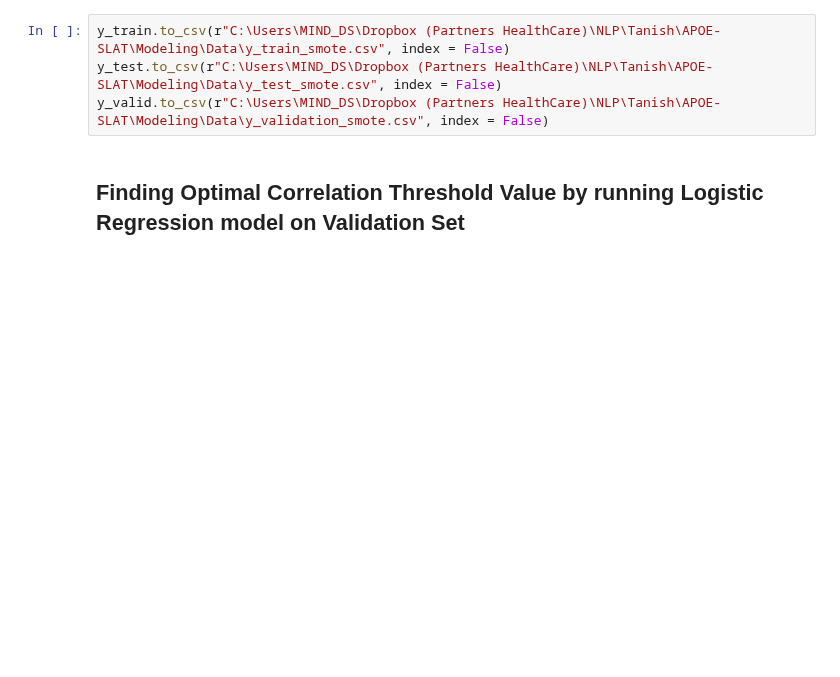
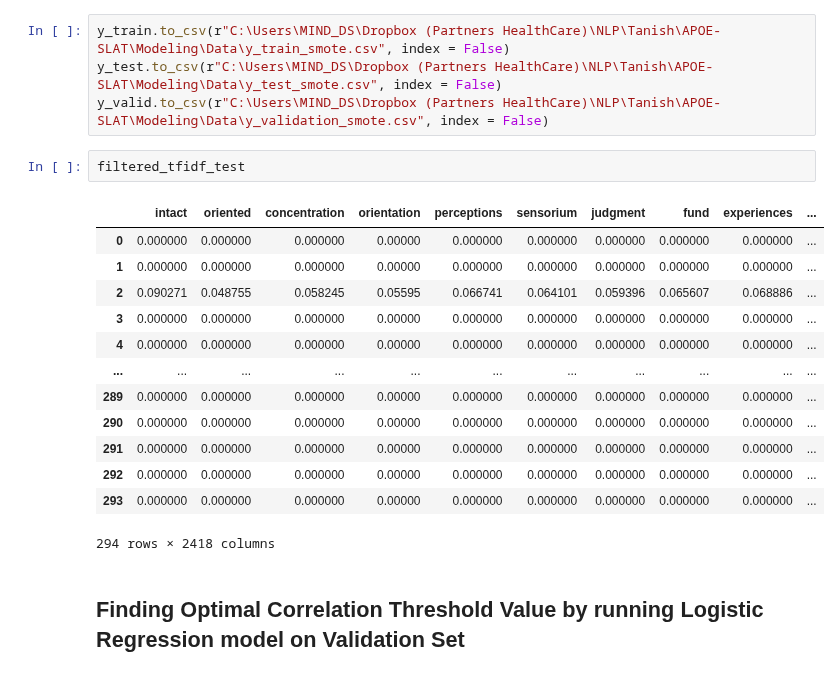
Before and after one commit to anaconda121/NeuraHealth, a Jupyter notebook: Modeling/Logistic-Regression-TFIDF.ipynb, the cells around one changed output. Saved outputs shown, nothing was run; the diff lists cells and outputs as text; blank space fills up the shorter version.

```diff
--- a/Modeling/Logistic-Regression-TFIDF.ipynb
+++ b/Modeling/Logistic-Regression-TFIDF.ipynb
@@ -541,6 +541,22 @@ filtered_tfidf_valid.to_csv(r"C:\Users\MIND_DS\Dropbox (Partners HealthCare)\NLP
 y_train.to_csv(r"C:\Users\MIND_DS\Dropbox (Partners HealthCare)\NLP\Tanish\APOE-SLAT\Modeling\Data\y_train_smote.csv", index = False)
 y_test.to_csv(r"C:\Users\MIND_DS\Dropbox (Partners HealthCare)\NLP\Tanish\APOE-SLAT\Modeling\Data\y_test_smote.csv", index = False)
 y_valid.to_csv(r"C:\Users\MIND_DS\Dropbox (Partners HealthCare)\NLP\Tanish\APOE-SLAT\Modeling\Data\y_validation_smote.csv", index = False)
+# %%
+filtered_tfidf_test
+# %% [output]
+|  | intact | oriented | concentration | orientation | perceptions | sensorium | judgment | fund | experiences | ... |
+| 0 | 0.000000 | 0.000000 | 0.000000 | 0.00000 | 0.000000 | 0.000000 | 0.000000 | 0.000000 | 0.000000 | ... |
+| 1 | 0.000000 | 0.000000 | 0.000000 | 0.00000 | 0.000000 | 0.000000 | 0.000000 | 0.000000 | 0.000000 | ... |
+| 2 | 0.090271 | 0.048755 | 0.058245 | 0.05595 | 0.066741 | 0.064101 | 0.059396 | 0.065607 | 0.068886 | ... |
+| 3 | 0.000000 | 0.000000 | 0.000000 | 0.00000 | 0.000000 | 0.000000 | 0.000000 | 0.000000 | 0.000000 | ... |
+| 4 | 0.000000 | 0.000000 | 0.000000 | 0.00000 | 0.000000 | 0.000000 | 0.000000 | 0.000000 | 0.000000 | ... |
+| ... | ... | ... | ... | ... | ... | ... | ... | ... | ... | ... |
+| 289 | 0.000000 | 0.000000 | 0.000000 | 0.00000 | 0.000000 | 0.000000 | 0.000000 | 0.000000 | 0.000000 | ... |
+| 290 | 0.000000 | 0.000000 | 0.000000 | 0.00000 | 0.000000 | 0.000000 | 0.000000 | 0.000000 | 0.000000 | ... |
+| 291 | 0.000000 | 0.000000 | 0.000000 | 0.00000 | 0.000000 | 0.000000 | 0.000000 | 0.000000 | 0.000000 | ... |
+| 292 | 0.000000 | 0.000000 | 0.000000 | 0.00000 | 0.000000 | 0.000000 | 0.000000 | 0.000000 | 0.000000 | ... |
+| 293 | 0.000000 | 0.000000 | 0.000000 | 0.00000 | 0.000000 | 0.000000 | 0.000000 | 0.000000 | 0.000000 | ... |
+294 rows × 2418 columns
 # %% [markdown]
 ## Finding Optimal Correlation Threshold Value by running Logistic Regression model on Validation Set
 # %%
```
Also changed, not shown: parts of 16 cells of this notebook.
